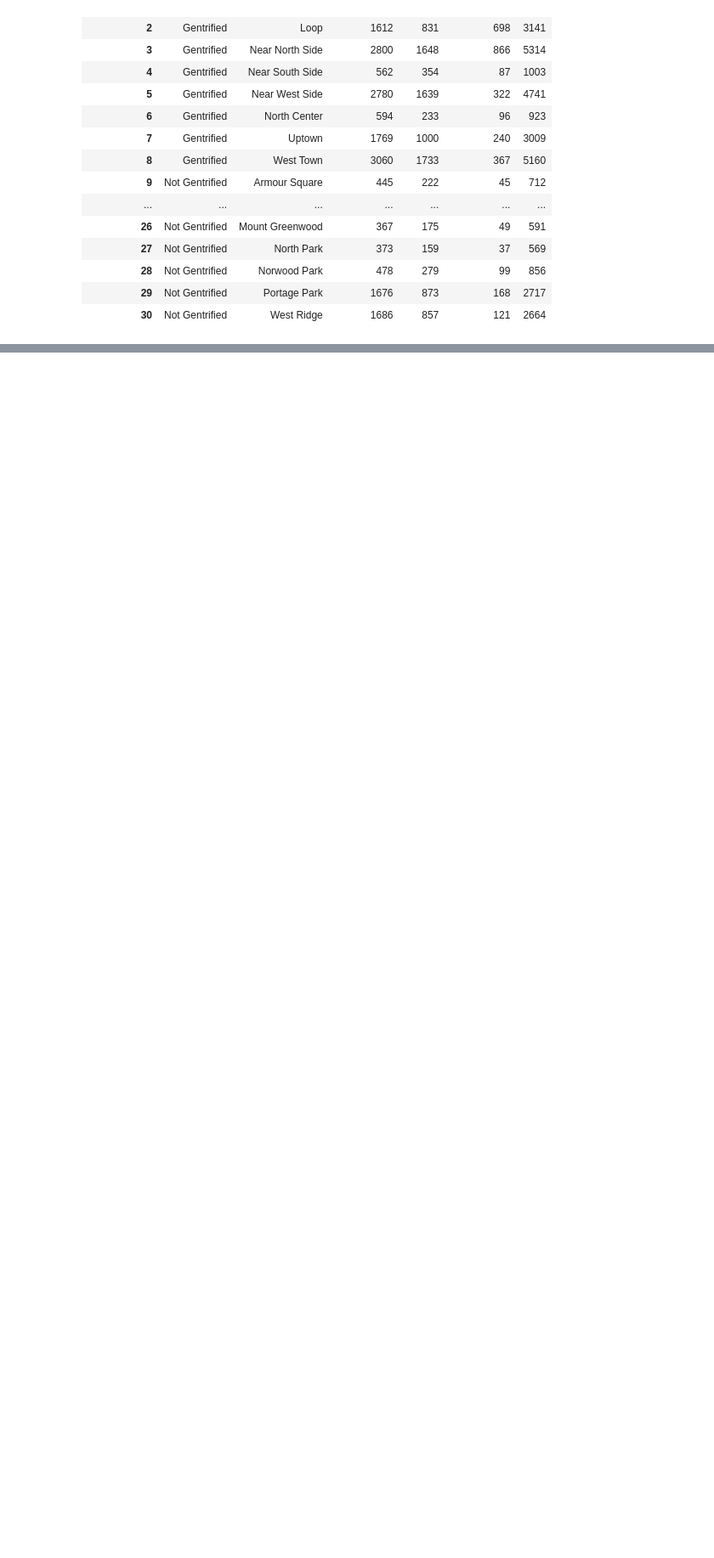
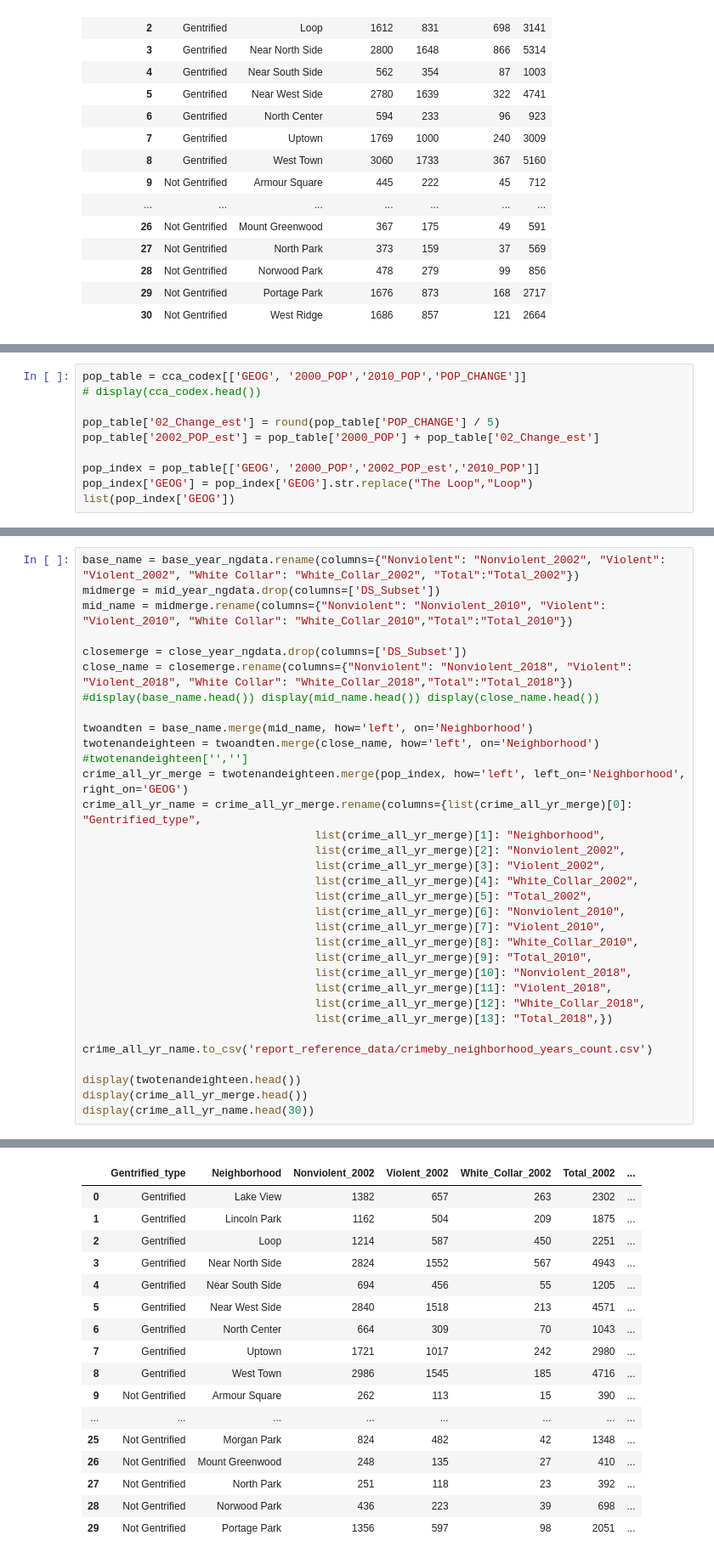
Before and after one commit to ajdeschenes/RuPaulsitory, a Jupyter notebook: crime/chicago_crime_api_json.ipynb, the cells around one changed output, grey strips where cells are left out. Shown at 85% size. Cells and saved outputs as stored; diff of their text form; blank space fills up the shorter version.

Commit message:
Pop Data merged sans 2018, now to make the crime rate

```diff
--- a/crime/chicago_crime_api_json.ipynb
+++ b/crime/chicago_crime_api_json.ipynb
@@ -346,0 +388,10 @@ Count of FBI Crime Categories by Gentrification Pathway
+# %%
+pop_table = cca_codex[['GEOG', '2000_POP','2010_POP','POP_CHANGE']]
+# display(cca_codex.head())
+
+pop_table['02_Change_est'] = round(pop_table['POP_CHANGE'] / 5)
+pop_table['2002_POP_est'] = pop_table['2000_POP'] + pop_table['02_Change_est']
+
+pop_index = pop_table[['GEOG', '2000_POP','2002_POP_est','2010_POP']]
+pop_index['GEOG'] = pop_index['GEOG'].str.replace("The Loop","Loop")
+list(pop_index['GEOG'])
@@ -346,0 +416,34 @@ Count of FBI Crime Categories by Gentrification Pathway
+# %%
+base_name = base_year_ngdata.rename(columns={"Nonviolent": "Nonviolent_2002", "Violent": "Violent_2002", "White Collar": "White_Collar_2002", "Total":"Total_2002"})
+midmerge = mid_year_ngdata.drop(columns=['DS_Subset'])
+mid_name = midmerge.rename(columns={"Nonviolent": "Nonviolent_2010", "Violent": "Violent_2010", "White Collar": "White_Collar_2010","Total":"Total_2010"})
+
+closemerge = close_year_ngdata.drop(columns=['DS_Subset'])
+close_name = closemerge.rename(columns={"Nonviolent": "Nonviolent_2018", "Violent": "Violent_2018", "White Collar": "White_Collar_2018","Total":"Total_2018"})
+#display(base_name.head()) display(mid_name.head()) display(close_name.head())
+
+twoandten = base_name.merge(mid_name, how='left', on='Neighborhood')
+twotenandeighteen = twoandten.merge(close_name, how='left', on='Neighborhood')
+#twotenandeighteen['','']
+crime_all_yr_merge = twotenandeighteen.merge(pop_index, how='left', left_on='Neighborhood', right_on='GEOG')
+crime_all_yr_name = crime_all_yr_merge.rename(columns={list(crime_all_yr_merge)[0]: "Gentrified_type",
+                                   list(crime_all_yr_merge)[1]: "Neighborhood",
+                                   list(crime_all_yr_merge)[2]: "Nonviolent_2002",
+                                   list(crime_all_yr_merge)[3]: "Violent_2002",
+                                   list(crime_all_yr_merge)[4]: "White_Collar_2002",
+                                   list(crime_all_yr_merge)[5]: "Total_2002",
+                                   list(crime_all_yr_merge)[6]: "Nonviolent_2010",
+                                   list(crime_all_yr_merge)[7]: "Violent_2010",
+                                   list(crime_all_yr_merge)[8]: "White_Collar_2010",
+                                   list(crime_all_yr_merge)[9]: "Total_2010",
+                                   list(crime_all_yr_merge)[10]: "Nonviolent_2018",
+                                   list(crime_all_yr_merge)[11]: "Violent_2018",
+                                   list(crime_all_yr_merge)[12]: "White_Collar_2018",
+                                   list(crime_all_yr_merge)[13]: "Total_2018",})
+
+crime_all_yr_name.to_csv('report_reference_data/crimeby_neighborhood_years_count.csv')
+
+display(twotenandeighteen.head())
+display(crime_all_yr_merge.head())
+display(crime_all_yr_name.head(30))
+# %% [output]
@@ -347 +463,18 @@ Count of FBI Crime Categories by Gentrification Pathway
+|  | Gentrified_type | Neighborhood | Nonviolent_2002 | Violent_2002 | White_Collar_2002 | Total_2002 | ... |
+| 0 | Gentrified | Lake View | 1382 | 657 | 263 | 2302 | ... |
+| 1 | Gentrified | Lincoln Park | 1162 | 504 | 209 | 1875 | ... |
+| 2 | Gentrified | Loop | 1214 | 587 | 450 | 2251 | ... |
+| 3 | Gentrified | Near North Side | 2824 | 1552 | 567 | 4943 | ... |
+| 4 | Gentrified | Near South Side | 694 | 456 | 55 | 1205 | ... |
+| 5 | Gentrified | Near West Side | 2840 | 1518 | 213 | 4571 | ... |
+| 6 | Gentrified | North Center | 664 | 309 | 70 | 1043 | ... |
+| 7 | Gentrified | Uptown | 1721 | 1017 | 242 | 2980 | ... |
+| 8 | Gentrified | West Town | 2986 | 1545 | 185 | 4716 | ... |
+| 9 | Not Gentrified | Armour Square | 262 | 113 | 15 | 390 | ... |
+| ... | ... | ... | ... | ... | ... | ... | ... |
+| 25 | Not Gentrified | Morgan Park | 824 | 482 | 42 | 1348 | ... |
+| 26 | Not Gentrified | Mount Greenwood | 248 | 135 | 27 | 410 | ... |
+| 27 | Not Gentrified | North Park | 251 | 118 | 23 | 392 | ... |
+| 28 | Not Gentrified | Norwood Park | 436 | 223 | 39 | 698 | ... |
+| 29 | Not Gentrified | Portage Park | 1356 | 597 | 98 | 2051 | ... |
 # %%
```
Also changed, not shown: parts of 8 cells of this notebook, 6 other files.
